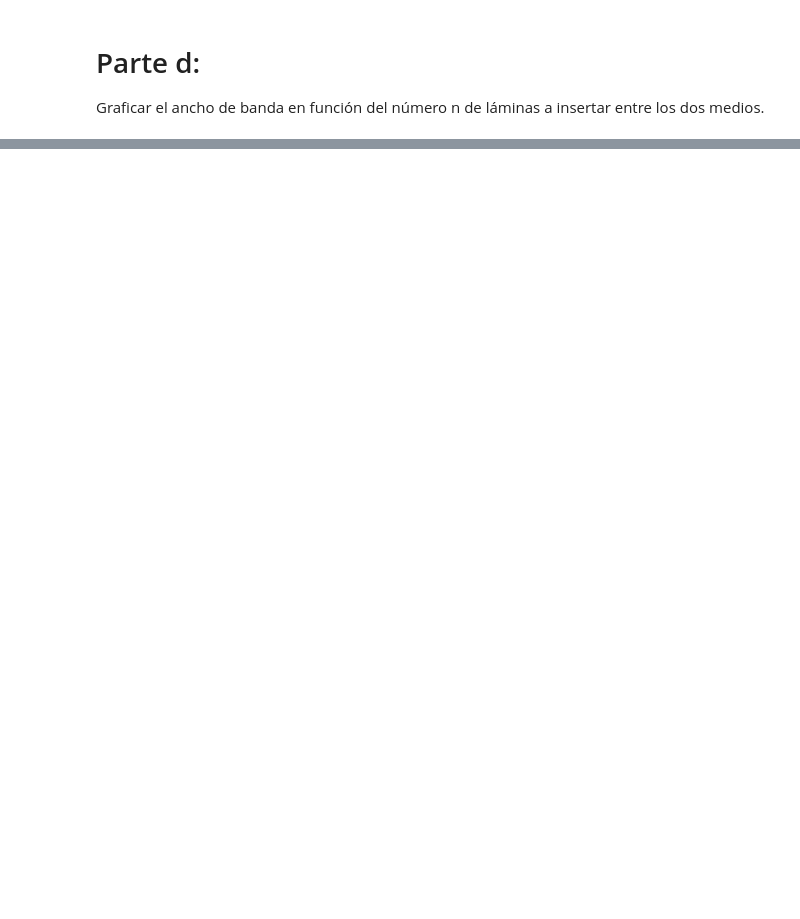
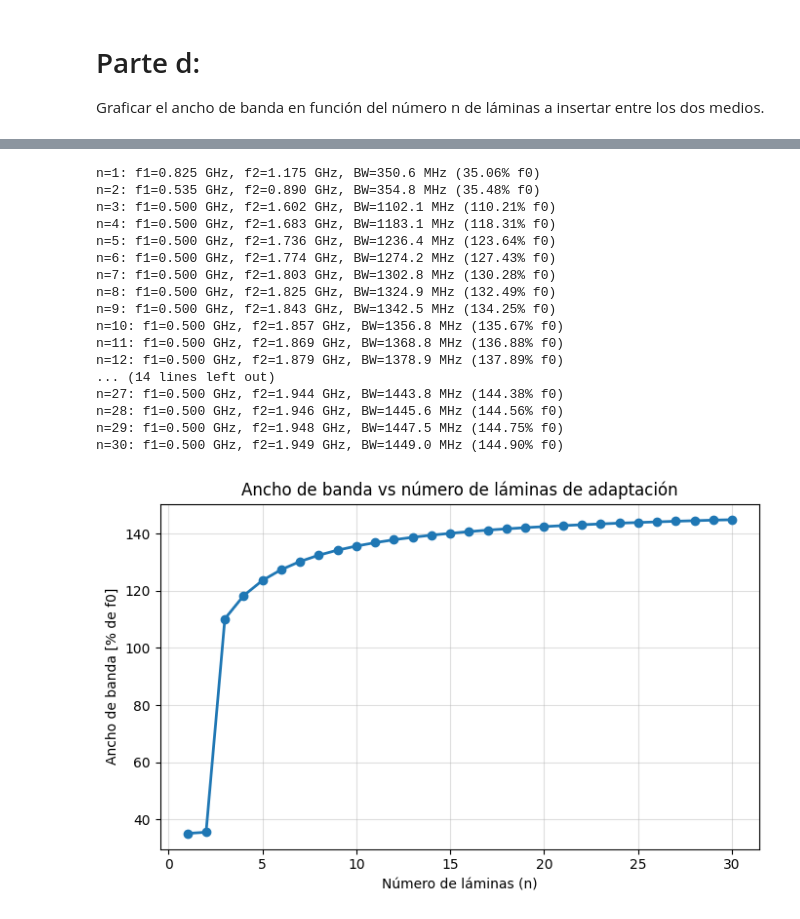
Before and after one commit to Agusss0306/ObligatorioEMWaves, a Jupyter notebook: main.ipynb, the cells around one changed output, grey strips where cells are left out. Saved outputs shown, nothing was run; the diff lists cells and outputs as text; code cells hidden in the pictures; blank space fills up the shorter version.

```diff
--- a/main.ipynb
+++ b/main.ipynb
@@ -256,0 +269,69 @@ n = 30:  f1 = 0.500 GHz,  f2 = 1.982 GHz,  BW = 1481.6 MHz  (148.16% de f0)
+# %%
+umbral_gamma = 0.2
+
+def multilamina_ROE(n, f, f0, eta1, eta2):
+    """Calcula ROE(f) y |Gamma|(f) para n láminas de adaptación entre dos medios."""
+    eta_layers = [eta1 * (eta2 / eta1) ** (i / (n + 1)) for i in range(1, n + 1)]
+    eta_total = [eta1] + eta_layers + [eta2]
+
+    Gamma = np.zeros_like(f, dtype=complex)
+    for i, freq in enumerate(f):
+        Zin = eta_total[-1]
+        for et in reversed(eta_total[:-1]):
+            beta_d = (np.pi/2) * (freq / f0)
+            Zin = et * (Zin + 1j*et*np.tan(beta_d)) / (et + 1j*Zin*np.tan(beta_d))
+        Gamma[i] = (Zin - eta1) / (Zin + eta1)
+
+    ROE = (1 + np.abs(Gamma)) / (1 - np.abs(Gamma))
+    return ROE, Gamma
+
+n_values = list(range(1, 31))
+BW_pct_list = []
+
+for n in n_values:
+    ROE, Gamma = multilamina_ROE(n, f, f0, eta1, eta2)
+    mask = np.abs(Gamma) < umbral_gamma
+    idx = np.where(mask)[0]
+
+    if len(idx) == 0:
+        BW_pct_list.append(0)
+        continue
+
+    splits = np.where(np.diff(idx) > 1)[0] + 1
+    tramos = np.split(idx, splits)
+    tramo_ok = max(tramos, key=len)  # ← tramo más ancho
+    f1, f2 = f[tramo_ok][0], f[tramo_ok][-1]
+
+    BW_abs = f2 - f1
+    BW_pct = (BW_abs / f0) * 100
+    BW_pct_list.append(BW_pct)
+
+    print(f"n={n}: f1={f1/1e9:.3f} GHz, f2={f2/1e9:.3f} GHz, BW={BW_abs/1e6:.1f} MHz ({BW_pct:.2f}% f0)")
+
+plt.figure(figsize=(7,4.5))
+plt.plot(n_values, BW_pct_list, marker='o', linewidth=2)
+plt.title('Ancho de banda vs número de láminas de adaptación')
+plt.xlabel('Número de láminas (n)')
+plt.ylabel('Ancho de banda [% de f0]')
+plt.grid(True, alpha=0.4)
+plt.tight_layout()
+plt.show()
+# %% [output]
+n=1: f1=0.825 GHz, f2=1.175 GHz, BW=350.6 MHz (35.06% f0)
+n=2: f1=0.535 GHz, f2=0.890 GHz, BW=354.8 MHz (35.48% f0)
+n=3: f1=0.500 GHz, f2=1.602 GHz, BW=1102.1 MHz (110.21% f0)
+n=4: f1=0.500 GHz, f2=1.683 GHz, BW=1183.1 MHz (118.31% f0)
+n=5: f1=0.500 GHz, f2=1.736 GHz, BW=1236.4 MHz (123.64% f0)
+n=6: f1=0.500 GHz, f2=1.774 GHz, BW=1274.2 MHz (127.43% f0)
+n=7: f1=0.500 GHz, f2=1.803 GHz, BW=1302.8 MHz (130.28% f0)
+n=8: f1=0.500 GHz, f2=1.825 GHz, BW=1324.9 MHz (132.49% f0)
+n=9: f1=0.500 GHz, f2=1.843 GHz, BW=1342.5 MHz (134.25% f0)
+n=10: f1=0.500 GHz, f2=1.857 GHz, BW=1356.8 MHz (135.67% f0)
+n=11: f1=0.500 GHz, f2=1.869 GHz, BW=1368.8 MHz (136.88% f0)
+n=12: f1=0.500 GHz, f2=1.879 GHz, BW=1378.9 MHz (137.89% f0)
+... (14 lines left out)
+n=27: f1=0.500 GHz, f2=1.944 GHz, BW=1443.8 MHz (144.38% f0)
+n=28: f1=0.500 GHz, f2=1.946 GHz, BW=1445.6 MHz (144.56% f0)
+n=29: f1=0.500 GHz, f2=1.948 GHz, BW=1447.5 MHz (144.75% f0)
+n=30: f1=0.500 GHz, f2=1.949 GHz, BW=1449.0 MHz (144.90% f0)
+[figure, added]
```
Also changed, not shown: parts of 3 cells of this notebook.
